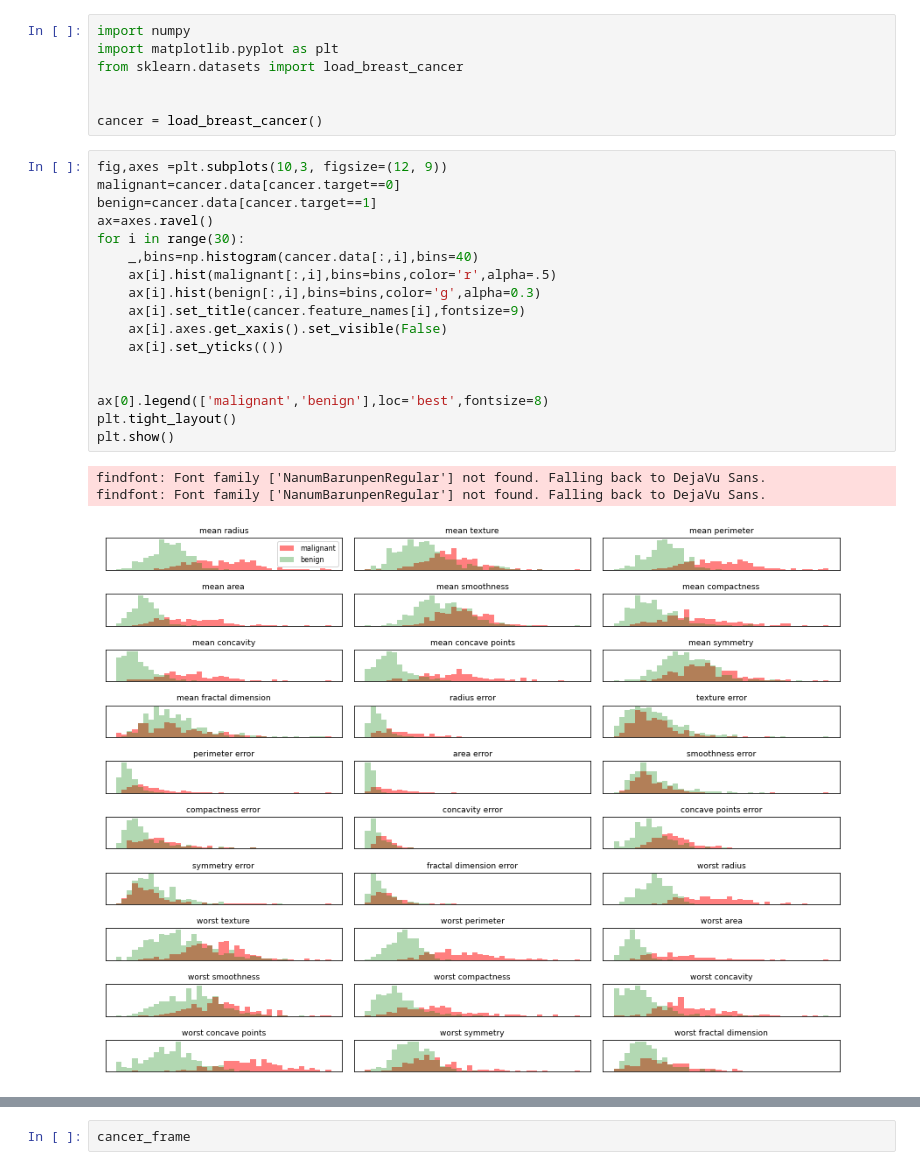
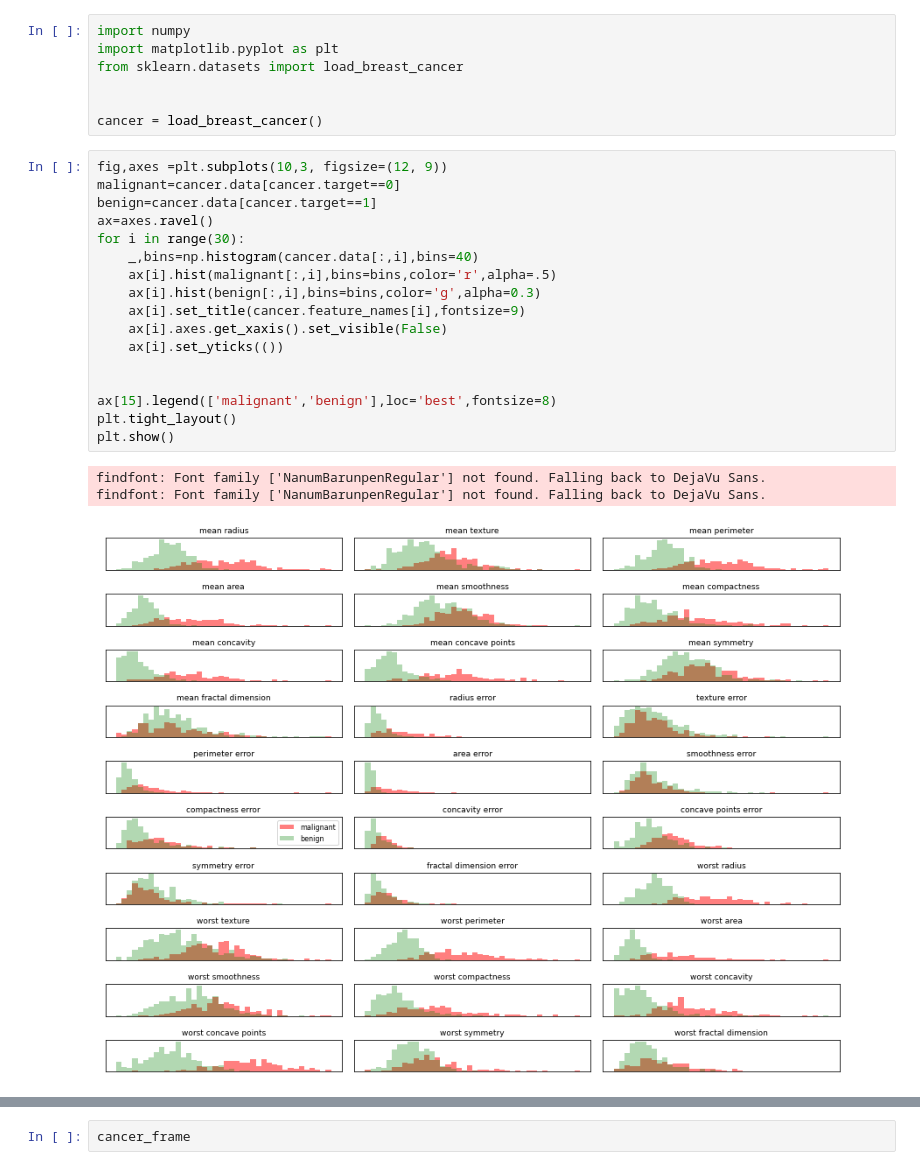
Before and after one commit to karim-moon/basic_deeplearning, a Jupyter notebook: PCA.ipynb, the cells around one changed output, grey strips where cells are left out. Drawn from its saved outputs; the diff is of its cells as text.

```diff
--- a/PCA.ipynb
+++ b/PCA.ipynb
@@ -14,24 +14,24 @@ cancer = load_breast_cancer()
 # %%
 fig,axes =plt.subplots(10,3, figsize=(12, 9))
 malignant=cancer.data[cancer.target==0]
 benign=cancer.data[cancer.target==1]
 ax=axes.ravel()
 for i in range(30):
     _,bins=np.histogram(cancer.data[:,i],bins=40)
     ax[i].hist(malignant[:,i],bins=bins,color='r',alpha=.5)
     ax[i].hist(benign[:,i],bins=bins,color='g',alpha=0.3)
     ax[i].set_title(cancer.feature_names[i],fontsize=9)
     ax[i].axes.get_xaxis().set_visible(False)
     ax[i].set_yticks(())
 
 
-ax[0].legend(['malignant','benign'],loc='best',fontsize=8)
+ax[15].legend(['malignant','benign'],loc='best',fontsize=8)
 plt.tight_layout()
 plt.show()
 # %% [output]
 findfont: Font family ['NanumBarunpenRegular'] not found. Falling back to DejaVu Sans.
 findfont: Font family ['NanumBarunpenRegular'] not found. Falling back to DejaVu Sans.
-[figure, old version]
+[figure, new version]
 # %%
 import pandas as pd
 
```
Also changed, not shown: parts of 10 cells of this notebook, 7 other files.
